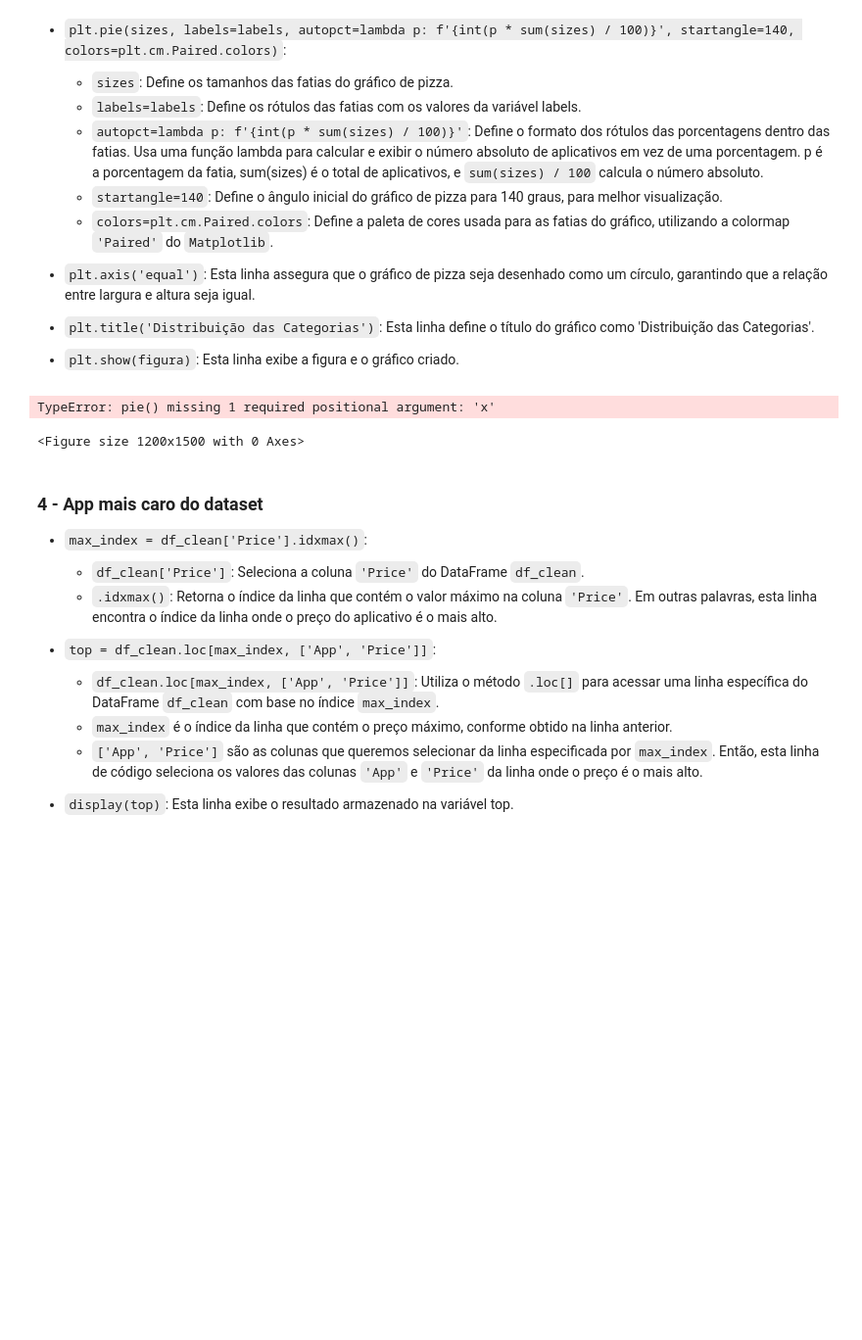
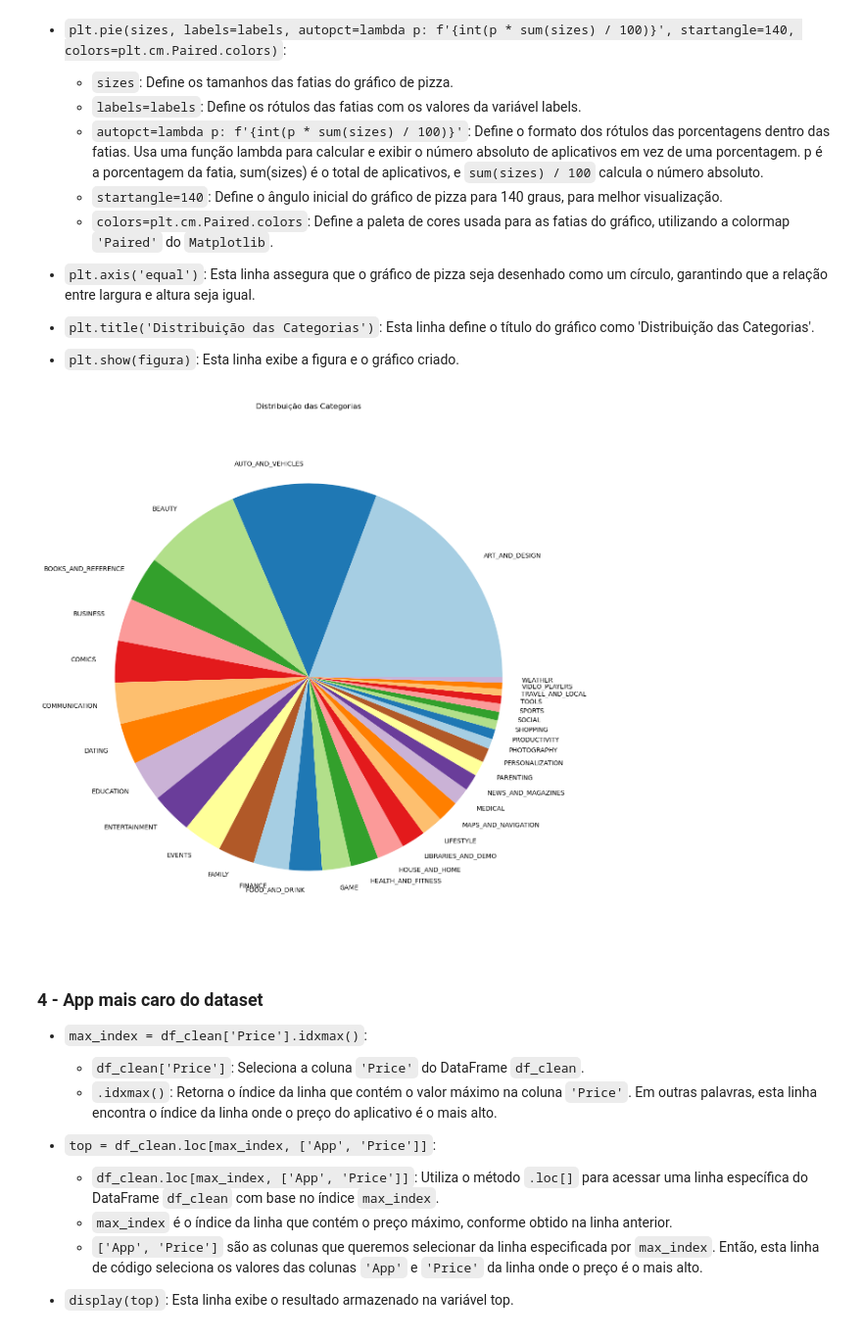
Before and after one commit to marialaceo/Estagio_Compasso, a Jupyter notebook: Sprint_03/Desafio/arquivo.ipynb, the cells around one changed output. Shown at 98% size. Saved outputs shown, nothing was run; the diff lists cells and outputs as text; code cells hidden in the pictures; blank space fills up the shorter version.

```diff
--- a/Sprint_03/Desafio/arquivo.ipynb
+++ b/Sprint_03/Desafio/arquivo.ipynb
@@ -103,17 +103,16 @@ plt.show(figura)
 # %%
 category_counts = df_clean[['Category']].groupby('Category').value_counts().reset_index(name='Count')
 
 labels = category_counts['Category']
 sizes = df_clean[['Category']].value_counts()
 
 figura = plt.figure(figsize=(12, 15))
-plt.pie(silabels=labels, radius=2.8 , colors=plt.cm.Paired.colors)
+plt.pie(sizes, labels=labels, radius=2.8 , colors=plt.cm.Paired.colors)
 plt.axis('equal')
 plt.title('Distribuição das Categorias')
 plt.show(figura)
 # %% [output]
-TypeError: pie() missing 1 required positional argument: 'x'
-<Figure size 1200x1500 with 0 Axes>
+[figure, added]
 # %% [markdown]
 ### 4 - App mais caro do dataset
 
```
